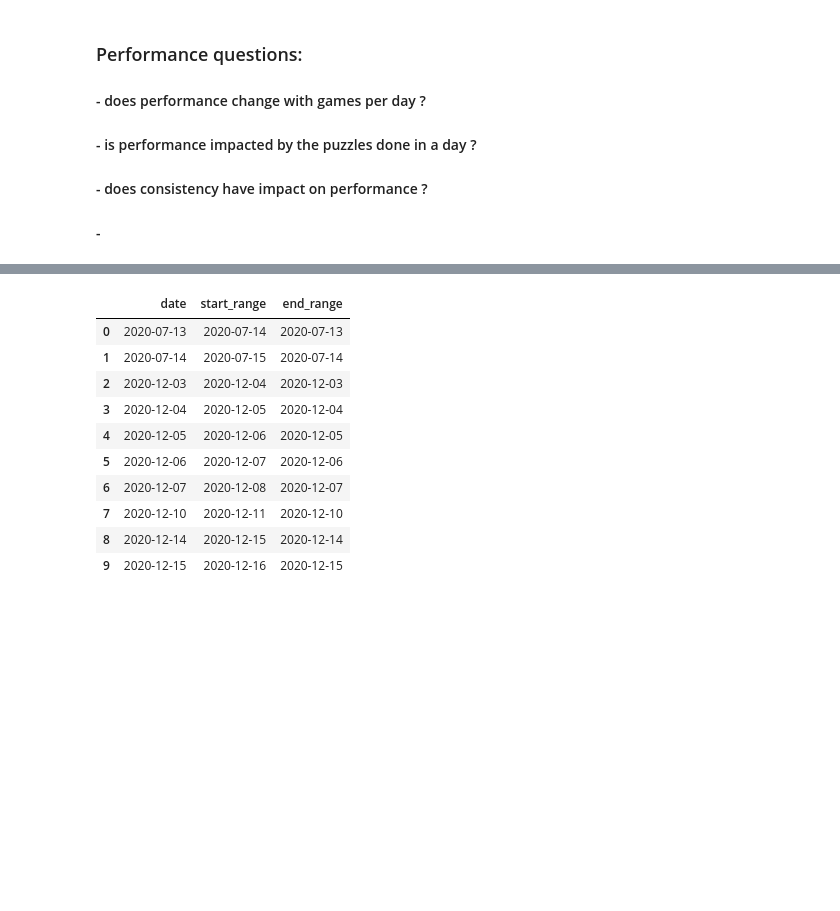
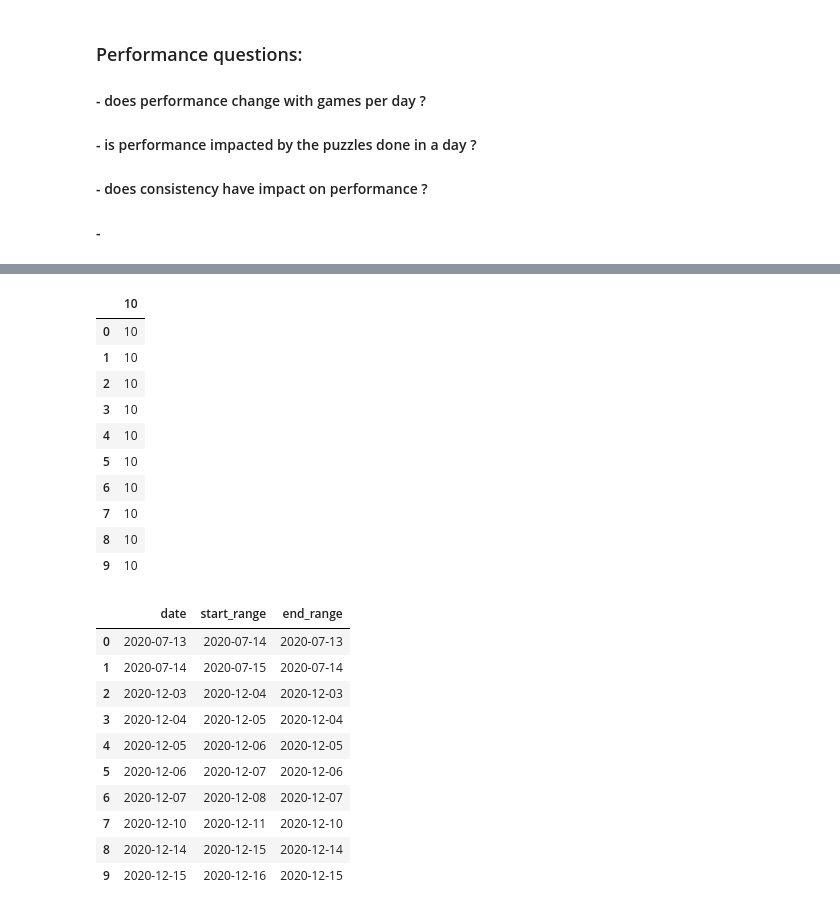
Before and after one commit to modestas-m/chess.com-performance-analysis, a Jupyter notebook: Performance analysis.ipynb, the cells around one changed output, grey strips where cells are left out. Saved outputs shown, nothing was run; the diff lists cells and outputs as text; code cells hidden in the pictures; blank space fills up the shorter version.

```diff
--- a/Performance analysis.ipynb
+++ b/Performance analysis.ipynb
@@ -336,0 +387,14 @@ df_islands.head(10)
+# %%
+df_test_sql.head(10)
+# %% [output]
+|  | 10 |
+| 0 | 10 |
+| 1 | 10 |
+| 2 | 10 |
+| 3 | 10 |
+| 4 | 10 |
+| 5 | 10 |
+| 6 | 10 |
+| 7 | 10 |
+| 8 | 10 |
+| 9 | 10 |
```
Also changed, not shown: parts of 30 cells of this notebook.
